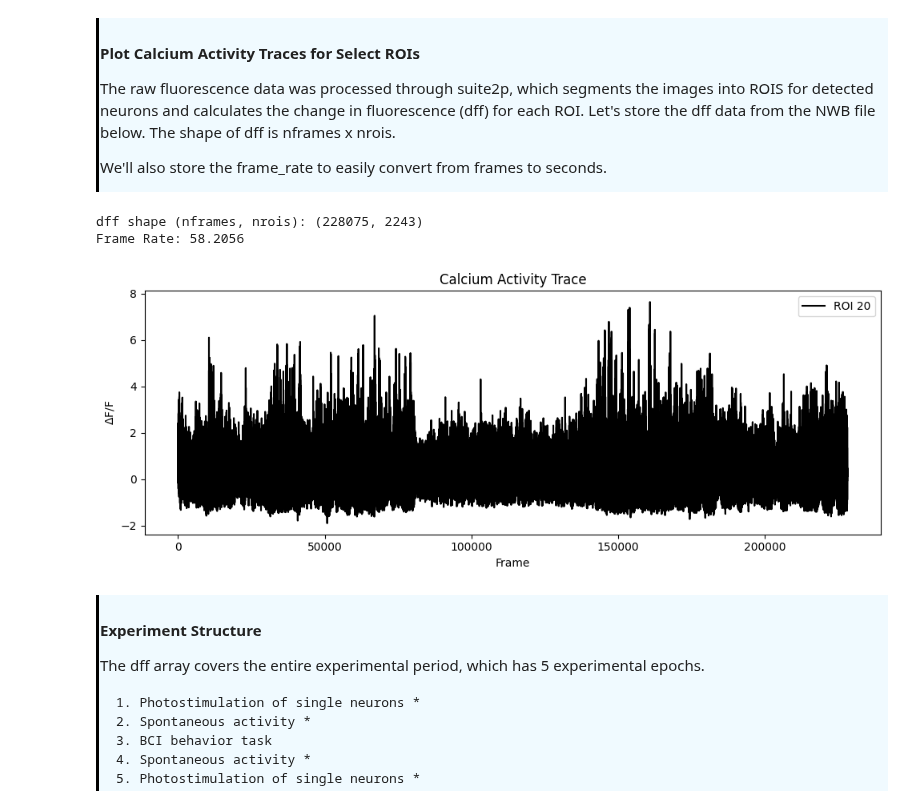
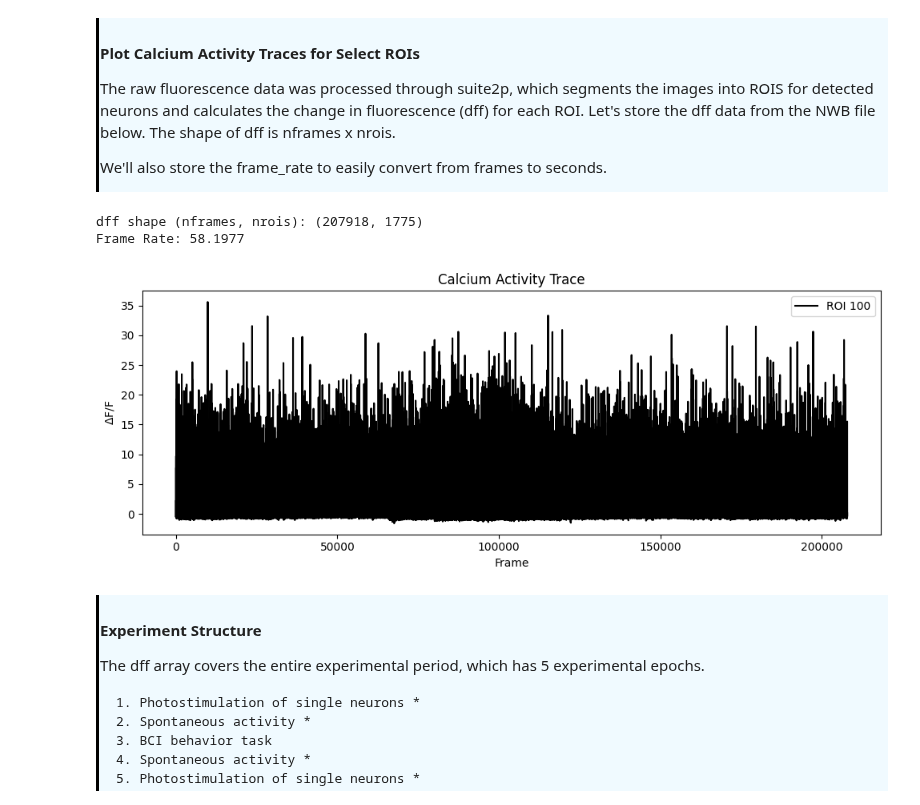
Before and after one commit to AllenNeuralDynamics/AIND-CNC-BCI-Workshop, a Jupyter notebook: code/demo_20250724.ipynb, the cells around one changed output. Drawn from its saved outputs; the diff is of its cells as text; code cells hidden in the pictures.

```diff
--- a/code/demo_20250724.ipynb
+++ b/code/demo_20250724.ipynb
@@ -114,7 +114,7 @@ The /data folder contains a directory named for each experimental session that w
 
 From the metadata table, we'll store the subject_id and date for a session of interest.
 # %%
-idx = 10
+idx = 14
 
 subject_id = metadata.subject_id[idx]
 date = metadata.session_time[idx][0:10] # save just the year, month, and date
@@ -226,26 +226,26 @@ print('dff shape (nframes, nrois):',np.shape(dff))
 frame_rate = nwbfile.imaging_planes["processed"].imaging_rate
 print('Frame Rate:', frame_rate)
 # %% [output]
-dff shape (nframes, nrois): (228075, 2243)
-Frame Rate: 58.2056
+dff shape (nframes, nrois): (207918, 1775)
+Frame Rate: 58.1977
 # %%
 # Select an ROI
-ROI = 20
+ROI = 100
 
 # Figure parameters
 plt.rcParams["figure.figsize"] = (10, 4)
 
 plt.plot(dff[:, ROI], label=f'ROI {ROI}', color='black')
 
 plt.ylabel(r'$\Delta$F/F')
 plt.xlabel('Frame')
 plt.title('Calcium Activity Trace')
 plt.legend(loc='upper right')
 
 plt.tight_layout()
 plt.show()
 # %% [output]
-[figure, old version]
+[figure, new version]
 # %% [markdown]
 <div style="border-left: 3px solid #000; padding: 1px; padding-left: 10px; background: #F0FAFF; ">
 
```
Also changed, not shown: parts of 21 cells of this notebook, 3 other files.
